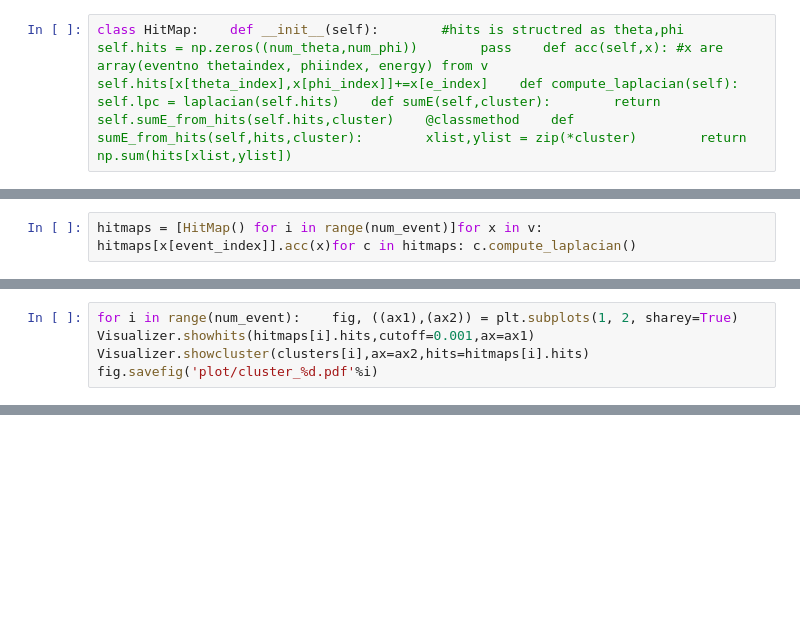
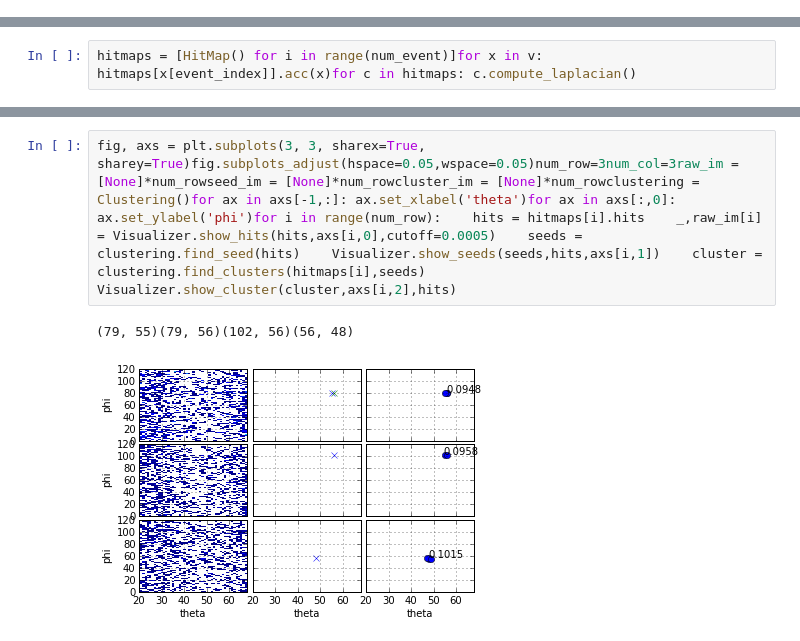
Before and after one commit to piti118/SuperB-clustering, a Jupyter notebook: cluster.ipynb, the cells around one changed output, grey strips where cells are left out. Saved outputs shown, nothing was run; the diff lists cells and outputs as text; blank space fills up the shorter version.

```diff
--- a/cluster.ipynb
+++ b/cluster.ipynb
@@ -1,5 +1,3 @@
 # %%
 import csvimport numpy as npfrom collections import defaultdict,OrderedDictfrom matplotlib.colors import *from pylab import *from matplotlib.widgets import Slider, Button, RadioButtonsimport matplotlib.pyplot as pltfrom math import *from clusterlib import *
-# %%
-class HitMap:    def __init__(self):        #hits is structred as theta,phi        self.hits = np.zeros((num_theta,num_phi))        pass    def acc(self,x): #x are array(eventno thetaindex, phiindex, energy) from v        self.hits[x[theta_index],x[phi_index]]+=x[e_index]    def compute_laplacian(self):        self.lpc = laplacian(self.hits)    def sumE(self,cluster):        return self.sumE_from_hits(self.hits,cluster)    @classmethod    def sumE_from_hits(self,hits,cluster):        xlist,ylist = zip(*cluster)        return np.sum(hits[xlist,ylist])
 # %%
@@ -15,2 +8,0 @@ class Visualizer:    @classmethod    def showhits(self,hits, ax=None,cutoff=None
-# %%
-for i in range(num_event):    fig, ((ax1),(ax2)) = plt.subplots(1, 2, sharey=True)    Visualizer.showhits(hitmaps[i].hits,cutoff=0.001,ax=ax1)    Visualizer.showcluster(clusters[i],ax=ax2,hits=hitmaps[i].hits)    fig.savefig('plot/cluster_%d.pdf'%i)
@@ -29 +9,6 @@ for i in range(num_event):    fig, ((ax1),(ax2)) = plt.subplots(1, 2, sharey=Tru
+# %%
+fig, axs = plt.subplots(3, 3, sharex=True, sharey=True)fig.subplots_adjust(hspace=0.05,wspace=0.05)num_row=3num_col=3raw_im = [None]*num_rowseed_im = [None]*num_rowcluster_im = [None]*num_rowclustering = Clustering()for ax in axs[-1,:]: ax.set_xlabel('theta')for ax in axs[:,0]: ax.set_ylabel('phi')for i in range(num_row):    hits = hitmaps[i].hits    _,raw_im[i] = Visualizer.show_hits(hits,axs[i,0],cutoff=0.0005)    seeds = clustering.find_seed(hits)    Visualizer.show_seeds(seeds,hits,axs[i,1])    cluster = clustering.find_clusters(hitmaps[i],seeds)    Visualizer.show_cluster(cluster,axs[i,2],hits)
+# %% [output]
+(79, 55)(79, 56)(102, 56)(56, 48)
+[figure, added]
 # %%
```
Also changed, not shown: parts of 9 cells of this notebook, 12 other files.
